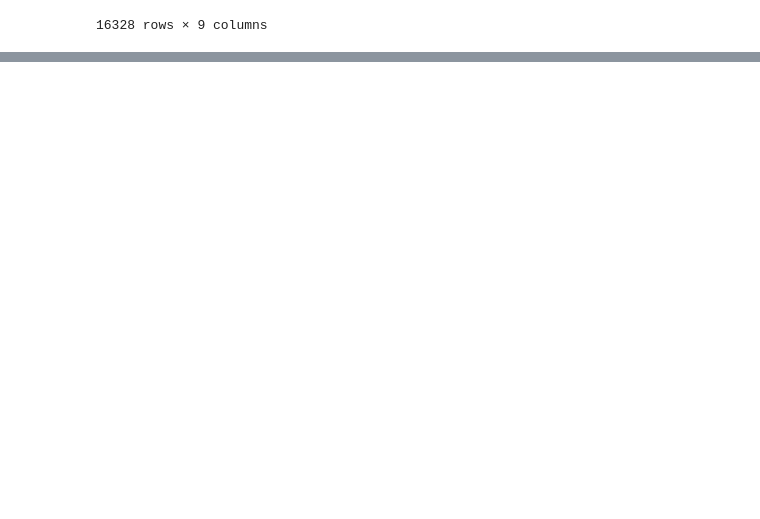
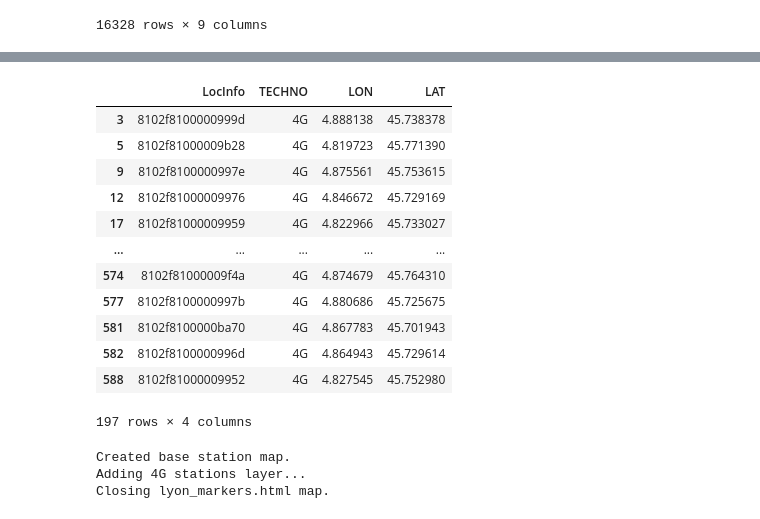
Before and after one commit to eakopyan/Popular-paths, a Jupyter notebook: HOProcess_v2/parquet_parser.ipynb, the cells around one changed output, grey strips where cells are left out. Saved outputs shown, nothing was run; the diff lists cells and outputs as text; code cells hidden in the pictures; blank space fills up the shorter version.

Commit message:
Added Voronoi cells

```diff
--- a/HOProcess_v2/parquet_parser.ipynb
+++ b/HOProcess_v2/parquet_parser.ipynb
@@ -158,0 +205,17 @@ pd.read_parquet(path='..\\Processed_data\\HO_AGG_16-22_4G_coords.snappy.parquet'
+# %%
+enb_df = enb_df.loc[enb_df['LocInfo'].isin(agg_df_reduced['srcLocInfo'])]
+enb_df
+# %% [output]
+|  | LocInfo | TECHNO | LON | LAT |
+| 3 | 8102f8100000999d | 4G | 4.888138 | 45.738378 |
+| 5 | 8102f81000009b28 | 4G | 4.819723 | 45.771390 |
+| 9 | 8102f8100000997e | 4G | 4.875561 | 45.753615 |
+| 12 | 8102f81000009976 | 4G | 4.846672 | 45.729169 |
+| 17 | 8102f81000009959 | 4G | 4.822966 | 45.733027 |
+| ... | ... | ... | ... | ... |
+| 574 | 8102f81000009f4a | 4G | 4.874679 | 45.764310 |
+| 577 | 8102f8100000997b | 4G | 4.880686 | 45.725675 |
+| 581 | 8102f8100000ba70 | 4G | 4.867783 | 45.701943 |
+| 582 | 8102f8100000996d | 4G | 4.864943 | 45.729614 |
+| 588 | 8102f81000009952 | 4G | 4.827545 | 45.752980 |
+197 rows × 4 columns
@@ -158,0 +263,9 @@ pd.read_parquet(path='..\\Processed_data\\HO_AGG_16-22_4G_coords.snappy.parquet'
+# %%
+lyon = create_map()
+add_stations(lyon, agg_df_reduced)
+add_voronoi(lyon, enb_df)
+close_map(lyon, 'lyon_markers.html')
+# %% [output]
+Created base station map.
+Adding 4G stations layer...
+Closing lyon_markers.html map.
```
Also changed, not shown: parts of 10 cells of this notebook, 3 other files.
